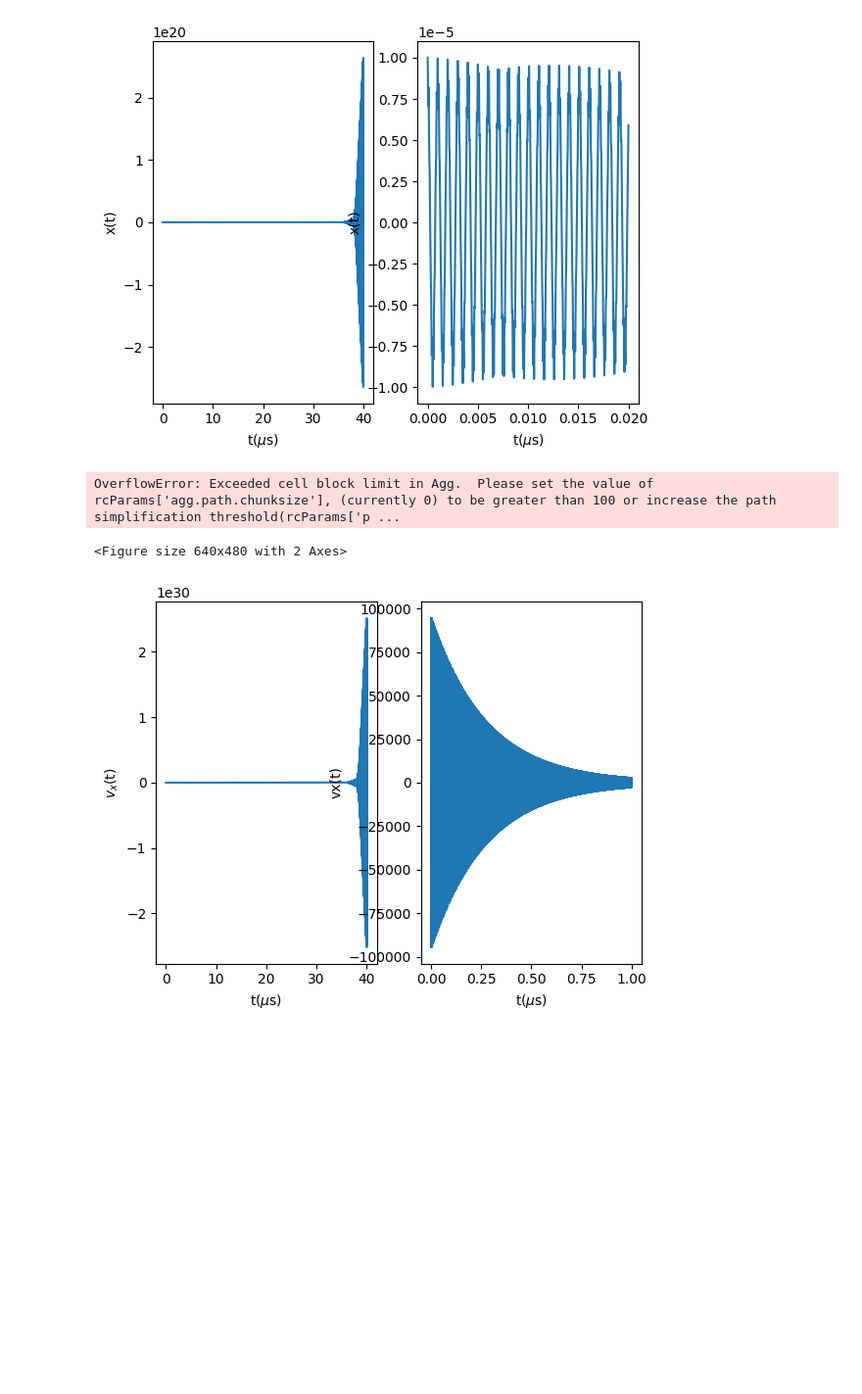
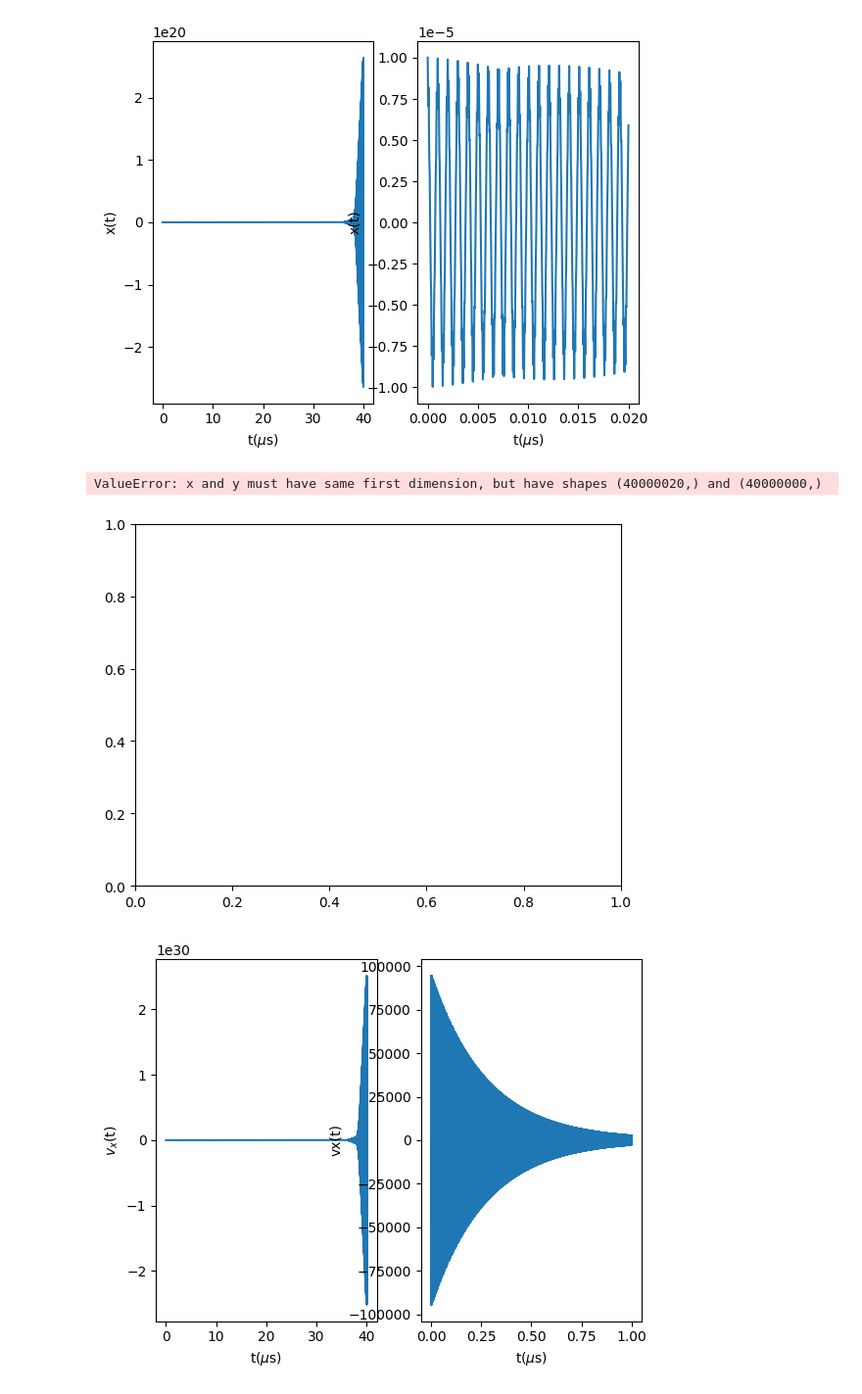
Before and after one commit to yuqian15/electron_micromotion_cooling, a Jupyter notebook: Electron-micromotion.ipynb, the cells around one changed output. Shown: that part at 98% size. Cells and saved outputs as stored; diff of their text form; code cells hidden in the pictures; blank space fills up the shorter version.

```diff
--- a/Electron-micromotion.ipynb
+++ b/Electron-micromotion.ipynb
@@ -299,30 +299,30 @@ plt.show()
 # %% [output]
 [figure]
 # %%
-plt.plot(np.array(t_final[:len(x_final) // 500 * 500])*1e6, vx_final[:len(x_final) // 500 * 500])
+plt.plot(t_final[:len(x_final)]*1e6, vx_final[:len(x_final)])
 #ax[0].plot(np.array(t_eval[:len(x_damp)])*1e6, x_damp[:len(x_damp)])
 
 # Add labels to the axes
 
 plt.xlabel('Time($\mu$s)')
 plt.ylabel('$v_x$(t)')
 
 plt.ylim([-2e5, 2e5])
 plt.title('{:.2} Hz'.format(fres))
 Zoomnum = round(0.2e-6/dt)
 x_zoom = np.array(t_final[:Zoomnum // 1 * 1])*1e6
 y_zoom = vx_final[:Zoomnum]
-axes = plt.axes([.50, .2, .23, .2])
-axes.plot(x_zoom, y_zoom, c='blue', lw=1, label='Zoomed curve')
-axes.set_xlabel('$\mu$s')
+#axes = plt.axes([.50, .2, .23, .2])
+#axes.plot(x_zoom, y_zoom, c='blue', lw=1, label='Zoomed curve')
+#axes.set_xlabel('$\mu$s')
 #axes.legend(‘right’)
 
 plt.grid()
 #plt.legend()
 plt.show()
 # %% [output]
-OverflowError: Exceeded cell block limit in Agg.  Please set the value of rcParams['agg.path.chunksize'], (currently 0) to be greater than 100 or increase the path simplification threshold(rcParams['p ...
+ValueError: x and y must have same first dimension, but have shapes (40000020,) and (40000000,)
-<Figure size 640x480 with 2 Axes>
+[figure, added]
 # %%
 # Plot the x-axis motion
 fig1, ax = plt.subplots(1,2, sharey= False)
```
